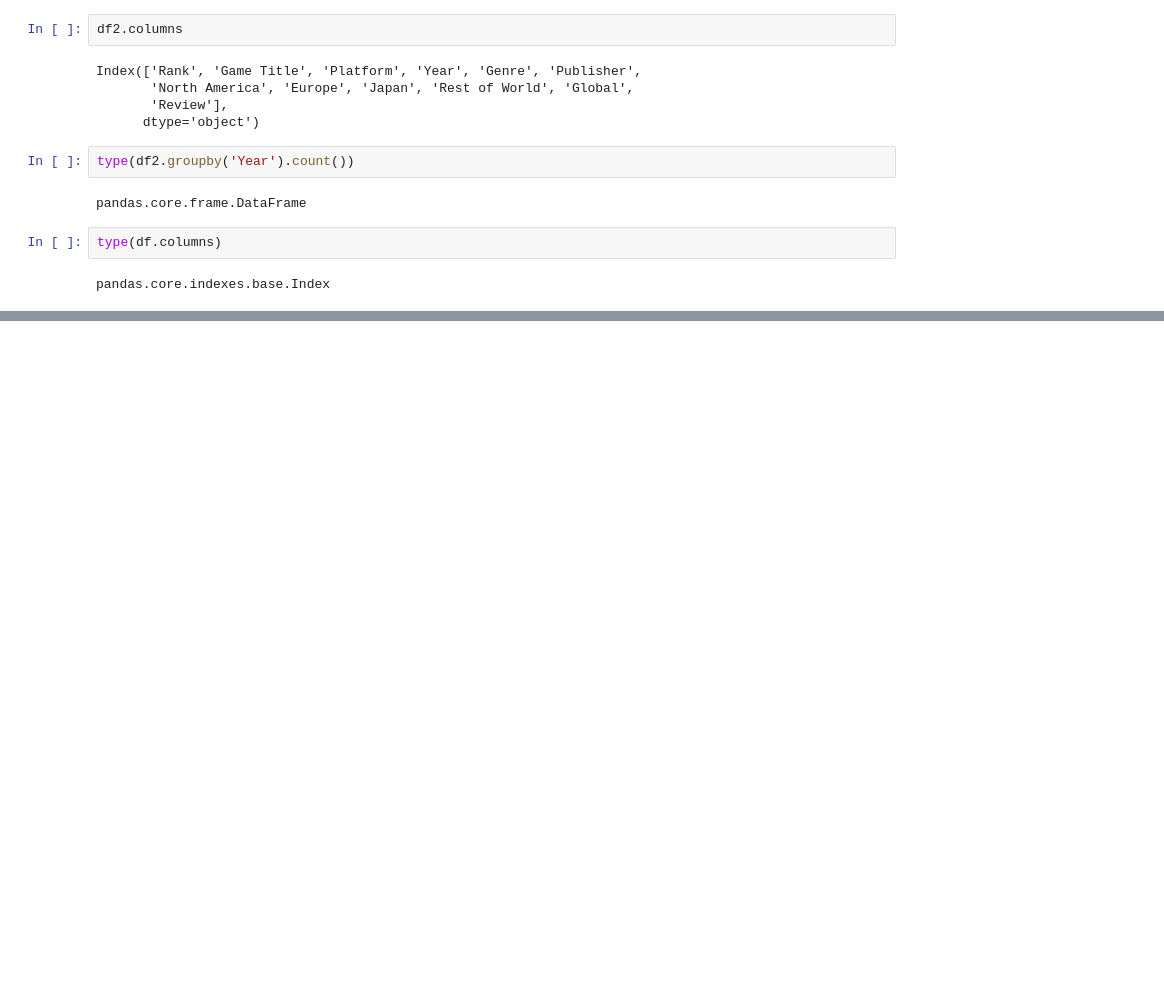
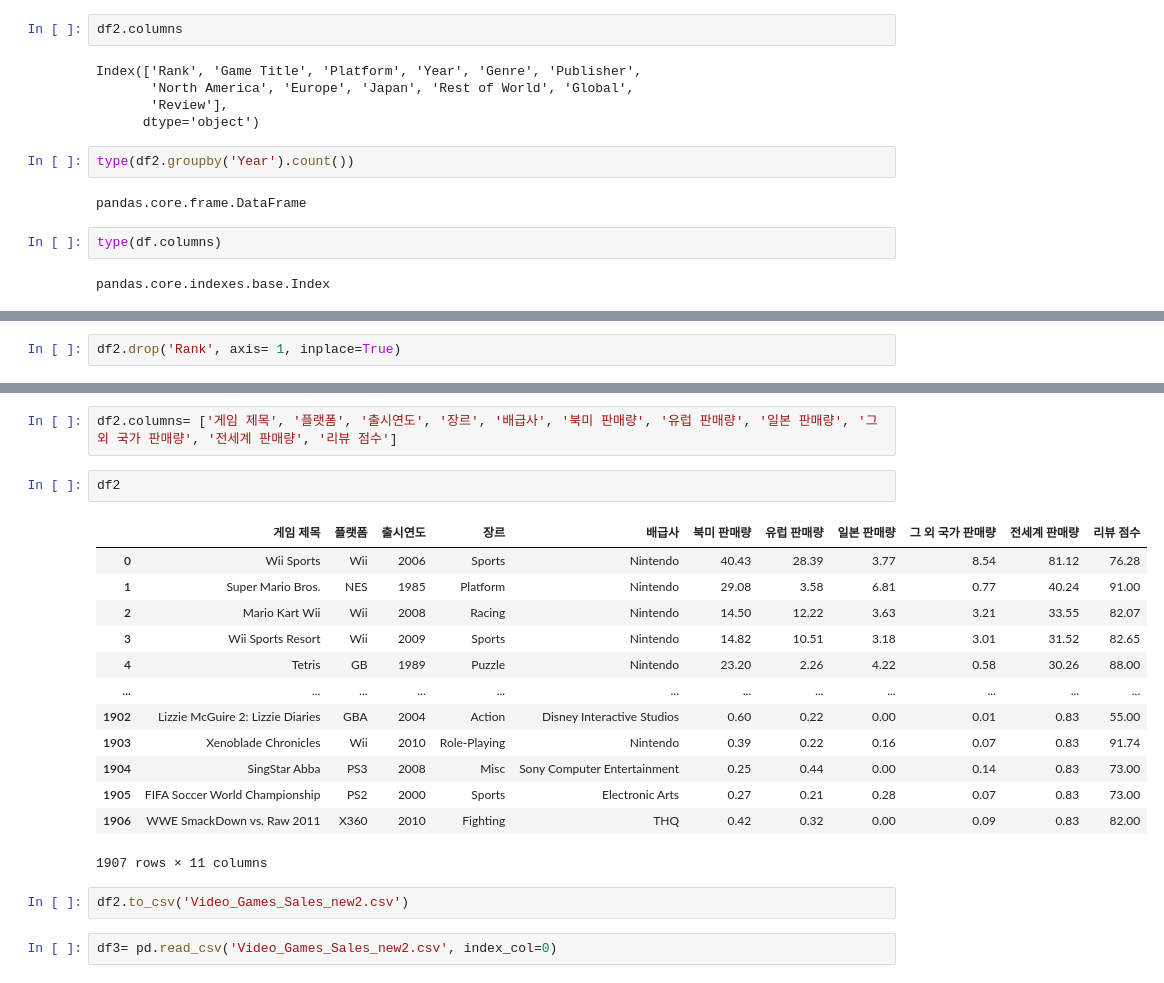
Before and after one commit to sky-forest/Video-Games-Sales, a Jupyter notebook: Video_Games_Sales.ipynb, the cells around one changed output, grey strips where cells are left out. Cells and saved outputs as stored; diff of their text form; blank space fills up the shorter version.

```diff
--- a/Video_Games_Sales.ipynb
+++ b/Video_Games_Sales.ipynb
@@ -302,0 +322,2 @@ import plo
+# %%
+df2.drop('Rank', axis= 1, inplace=True)
@@ -302,0 +340,22 @@ import plo
+# %%
+df2.columns= ['게임 제목', '플랫폼', '출시연도', '장르', '배급사', '북미 판매량', '유럽 판매량', '일본 판매량', '그 외 국가 판매량', '전세계 판매량', '리뷰 점수']
+# %%
+df2
+# %% [output]
+|  | 게임 제목 | 플랫폼 | 출시연도 | 장르 | 배급사 | 북미 판매량 | 유럽 판매량 | 일본 판매량 | 그 외 국가 판매량 | 전세계 판매량 | 리뷰 점수 |
+| 0 | Wii Sports | Wii | 2006 | Sports | Nintendo | 40.43 | 28.39 | 3.77 | 8.54 | 81.12 | 76.28 |
+| 1 | Super Mario Bros. | NES | 1985 | Platform | Nintendo | 29.08 | 3.58 | 6.81 | 0.77 | 40.24 | 91.00 |
+| 2 | Mario Kart Wii | Wii | 2008 | Racing | Nintendo | 14.50 | 12.22 | 3.63 | 3.21 | 33.55 | 82.07 |
+| 3 | Wii Sports Resort | Wii | 2009 | Sports | Nintendo | 14.82 | 10.51 | 3.18 | 3.01 | 31.52 | 82.65 |
+| 4 | Tetris | GB | 1989 | Puzzle | Nintendo | 23.20 | 2.26 | 4.22 | 0.58 | 30.26 | 88.00 |
+| ... | ... | ... | ... | ... | ... | ... | ... | ... | ... | ... | ... |
+| 1902 | Lizzie McGuire 2: Lizzie Diaries | GBA | 2004 | Action | Disney Interactive Studios | 0.60 | 0.22 | 0.00 | 0.01 | 0.83 | 55.00 |
+| 1903 | Xenoblade Chronicles | Wii | 2010 | Role-Playing | Nintendo | 0.39 | 0.22 | 0.16 | 0.07 | 0.83 | 91.74 |
+| 1904 | SingStar Abba | PS3 | 2008 | Misc | Sony Computer Entertainment | 0.25 | 0.44 | 0.00 | 0.14 | 0.83 | 73.00 |
+| 1905 | FIFA Soccer World Championship | PS2 | 2000 | Sports | Electronic Arts | 0.27 | 0.21 | 0.28 | 0.07 | 0.83 | 73.00 |
+| 1906 | WWE SmackDown vs. Raw 2011 | X360 | 2010 | Fighting | THQ | 0.42 | 0.32 | 0.00 | 0.09 | 0.83 | 82.00 |
+1907 rows × 11 columns
+# %%
+df2.to_csv('Video_Games_Sales_new2.csv')
+# %%
+df3= pd.read_csv('Video_Games_Sales_new2.csv', index_col=0)
```
Also changed, not shown: parts of 8 cells of this notebook, 6 other files.
